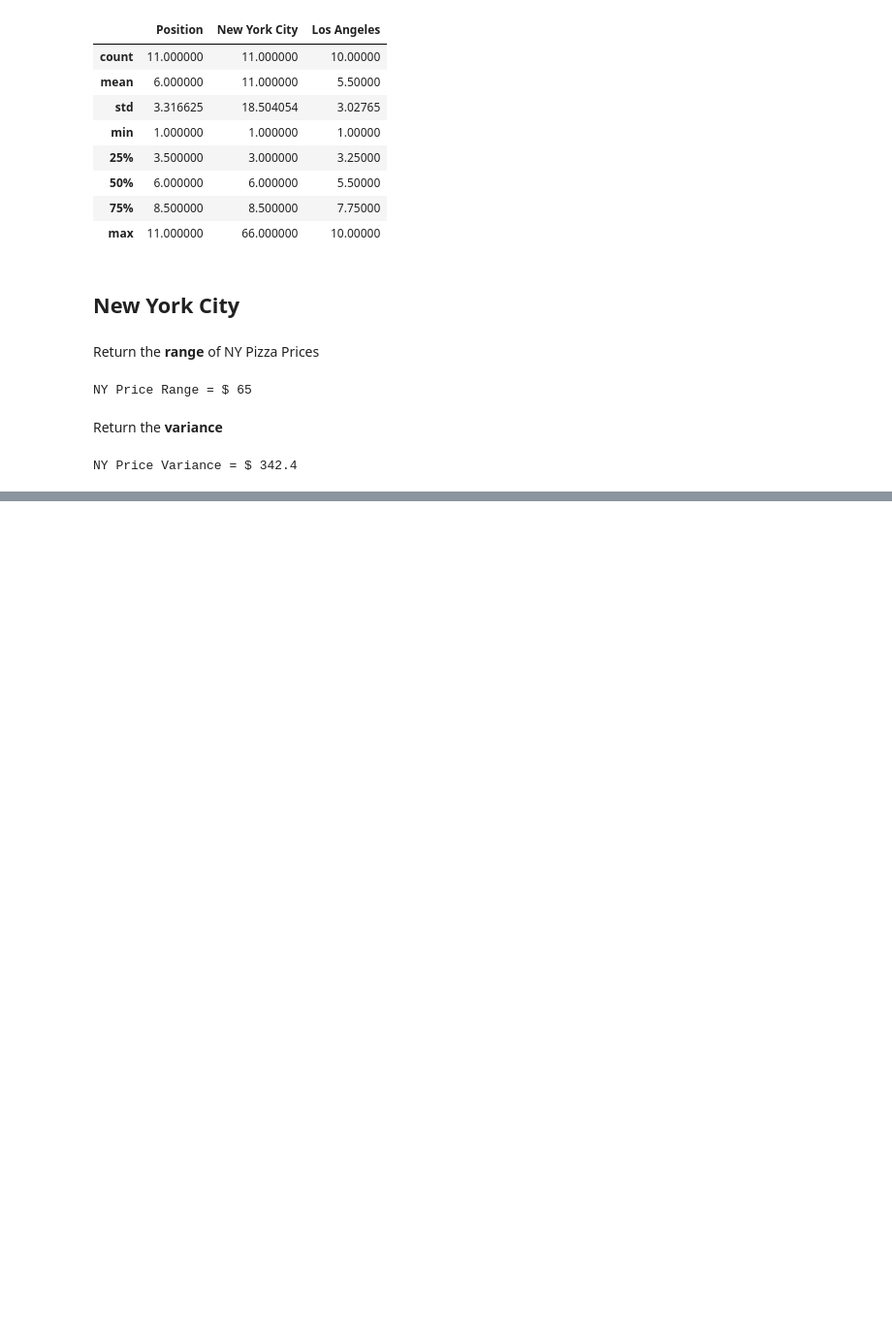
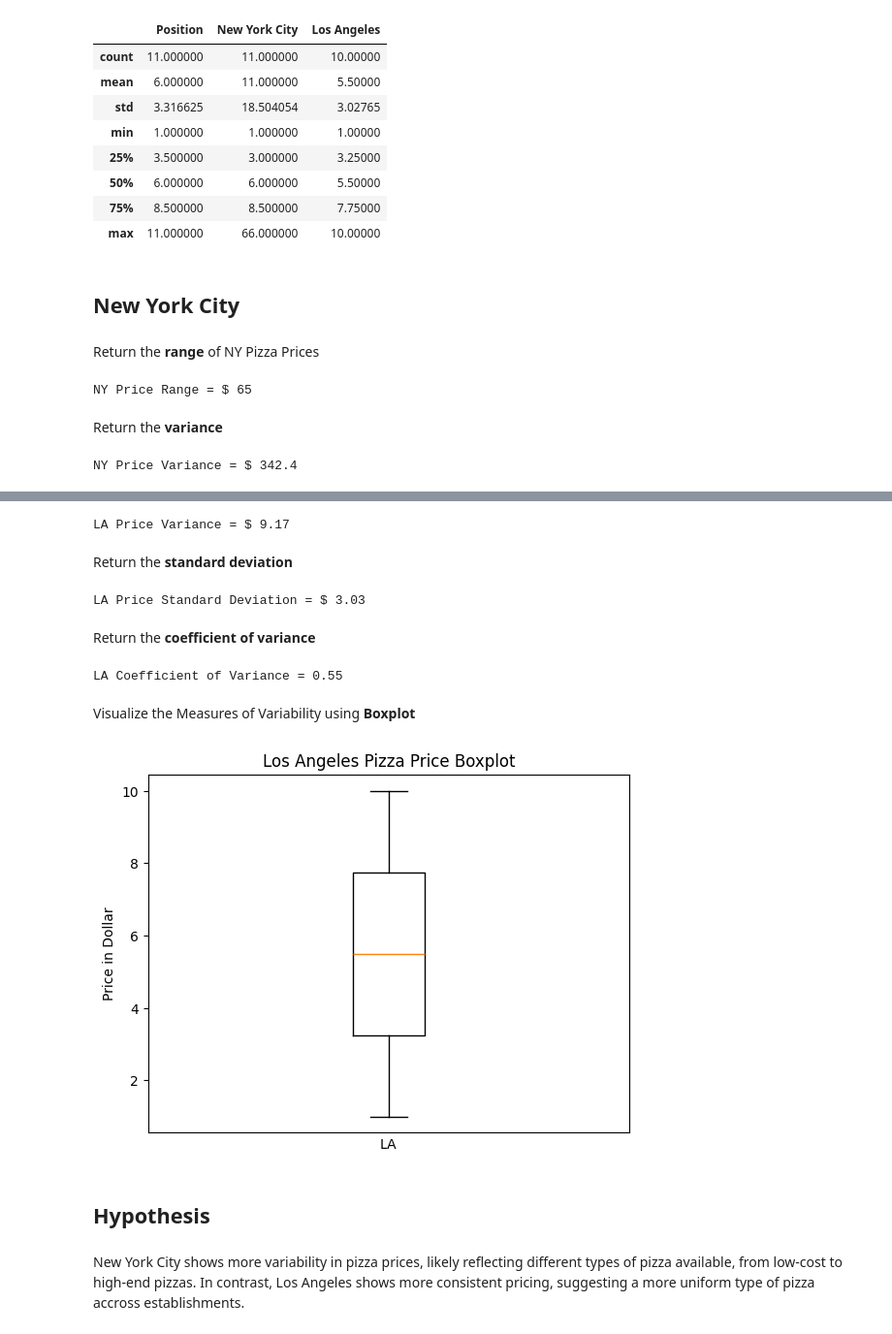
Before and after one commit to Kudo-Shinn/MATHEDA, a Jupyter notebook: Week 3/Week 3-Measures-Of-Variability .ipynb, the cells around one changed output, grey strips where cells are left out. Shown at 97% size. Drawn from its saved outputs; the diff is of its cells as text; code cells hidden in the pictures; blank space fills up the shorter version.

```diff
--- a/Week 3/Week 3-Measures-Of-Variability .ipynb
+++ b/Week 3/Week 3-Measures-Of-Variability .ipynb
@@ -74,0 +111,34 @@ NY Price Variance = $ 342.4
+# %%
+la_var = df['Los Angeles'].var()
+print("LA Price Variance = $ " + str(la_var.round(2)))
+# %% [output]
+LA Price Variance = $ 9.17
+# %% [markdown]
+Return the **standard deviation**
+# %%
+la_sd = df['Los Angeles'].std()
+print("LA Price Standard Deviation = $ " + str(la_sd.round(2)))
+# %% [output]
+LA Price Standard Deviation = $ 3.03
+# %% [markdown]
+Return the **coefficient of variance**
+# %%
+la_cv = la_sd/df['Los Angeles'].mean()
+print("LA Coefficient of Variance = " + str(la_cv.round(2)))
+# %% [output]
+LA Coefficient of Variance = 0.55
+# %% [markdown]
+Visualize the Measures of Variability using **Boxplot**
+# %%
+plt.boxplot(df['Los Angeles'].dropna())
+plt.title("Los Angeles Pizza Price Boxplot")
+plt.xlabel("LA")
+plt.ylabel("Price in Dollar")
+plt.xticks([])
+plt.show()
+# %% [output]
+[figure, added]
+# %% [markdown]
+## **Hypothesis**
+# %% [markdown]
+New York City shows more variability in pizza prices, likely reflecting different types of pizza available, from low-cost to high-end pizzas. In contrast, Los Angeles shows more consistent pricing, suggesting a more uniform type of pizza accross establishments.
```
Also changed, not shown: parts of 10 cells of this notebook.
